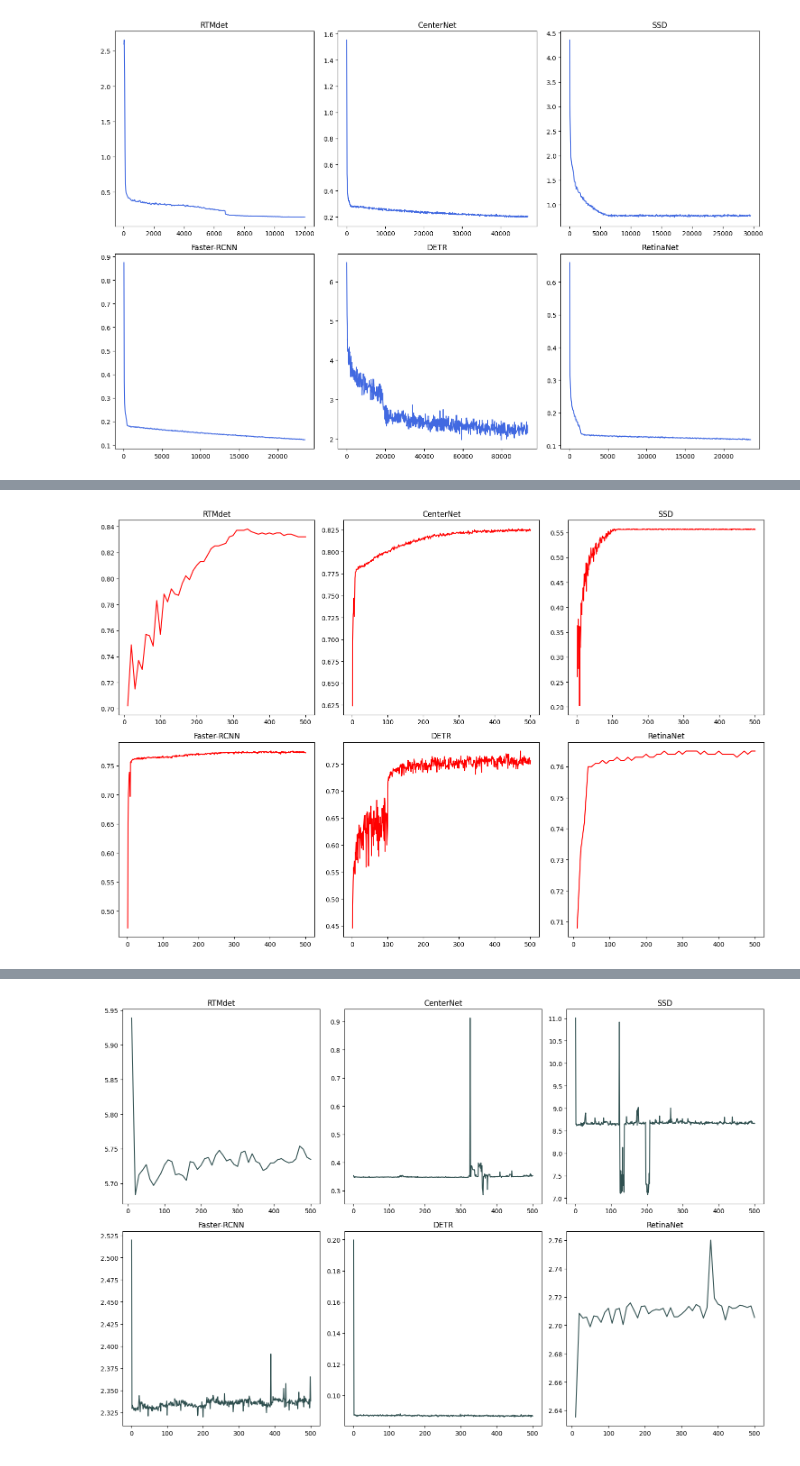
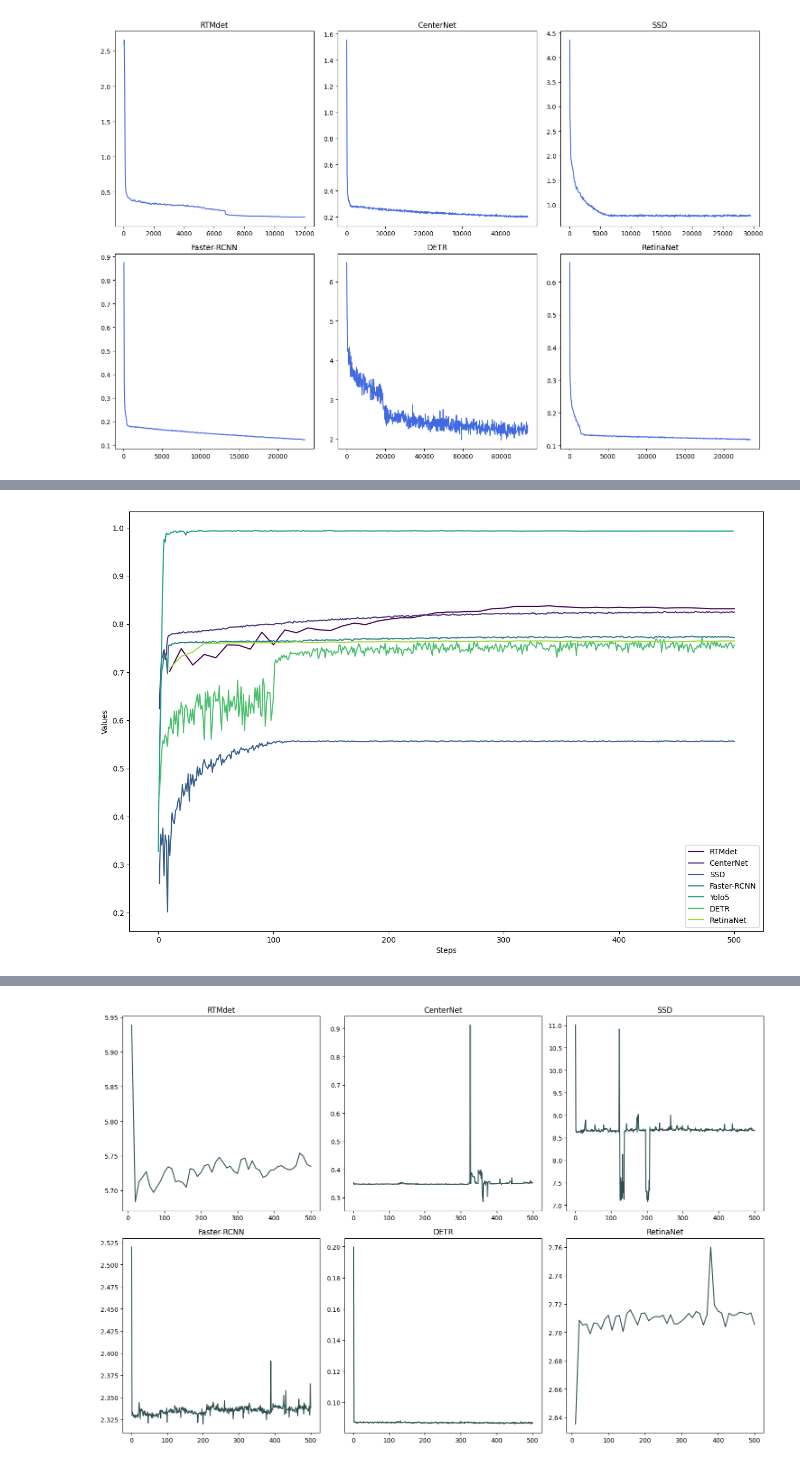
Before and after one commit to toelt-llc/FlightScope_Bench, a Jupyter notebook: result_vizualiser.ipynb, the cells around one changed output, grey strips where cells are left out. Saved outputs shown, nothing was run; the diff lists cells and outputs as text; code cells hidden in the pictures.

```diff
--- a/result_vizualiser.ipynb
+++ b/result_vizualiser.ipynb
@@ -20,7 +41,7 @@ plot_curves(directory, color='blueviolet')
 # %%
 directory = 'curve_results/bbox_mAP'
-plot_curves(directory, color='red')
+plot_curves(directory, separate_subplots=False)
 # %% [output]
-[figure, old version]
+[figure, new version]
 # %%
 directory = 'curve_results/bbox_mAP_l'
```
Also changed, not shown: parts of 9 cells of this notebook.
